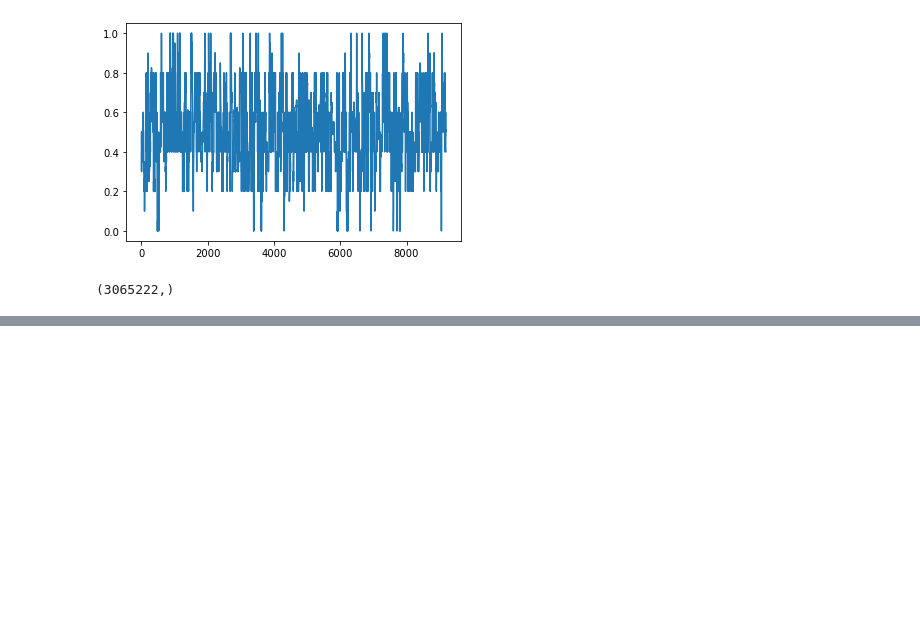
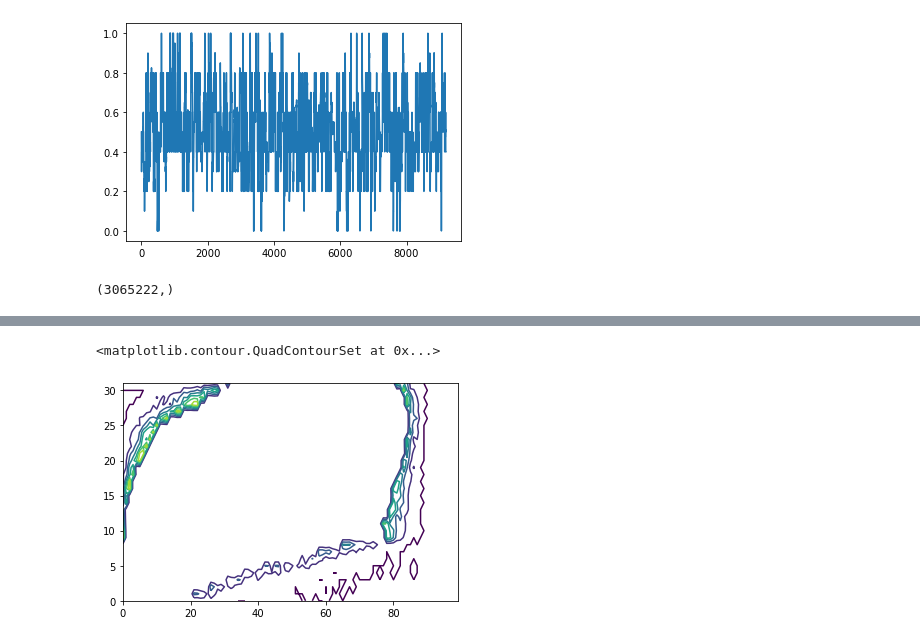
Before and after one commit to mrpogge/Urnings_project, a Jupyter notebook: main/data_trial.ipynb, the cells around one changed output, grey strips where cells are left out. Saved outputs shown, nothing was run; the diff lists cells and outputs as text; code cells hidden in the pictures; blank space fills up the shorter version.

```diff
--- a/main/data_trial.ipynb
+++ b/main/data_trial.ipynb
@@ -55,0 +64,14 @@ plt.plot(players[11].estimate_container)
+# %%
+number_per_bin_rounded = nochange.number_per_bin
+for i in range(nochange.number_per_bin.shape[0]):
+    for j in range(nochange.number_per_bin.shape[1]):
+        if nochange.number_per_bin[i,j] == 0 :
+            number_per_bin_rounded[i,j] = 1
+
+
+
+plt.contour(nochange.prop_correct / nochange.number_per_bin)
+#plt.contour(nochange.fit_correct / nochange.number_per_bin, colors = ["red"])
+# %% [output]
+<matplotlib.contour.QuadContourSet at 0x...>
+[figure, added]
```
Also changed, not shown: parts of 8 cells of this notebook, 30 other files.
